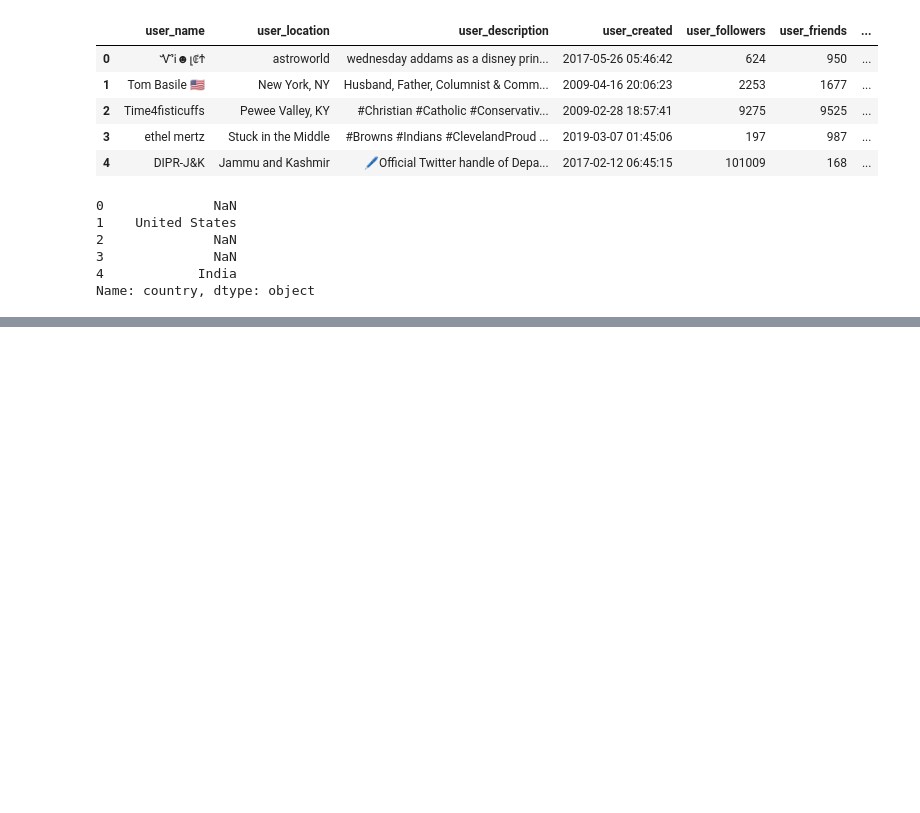
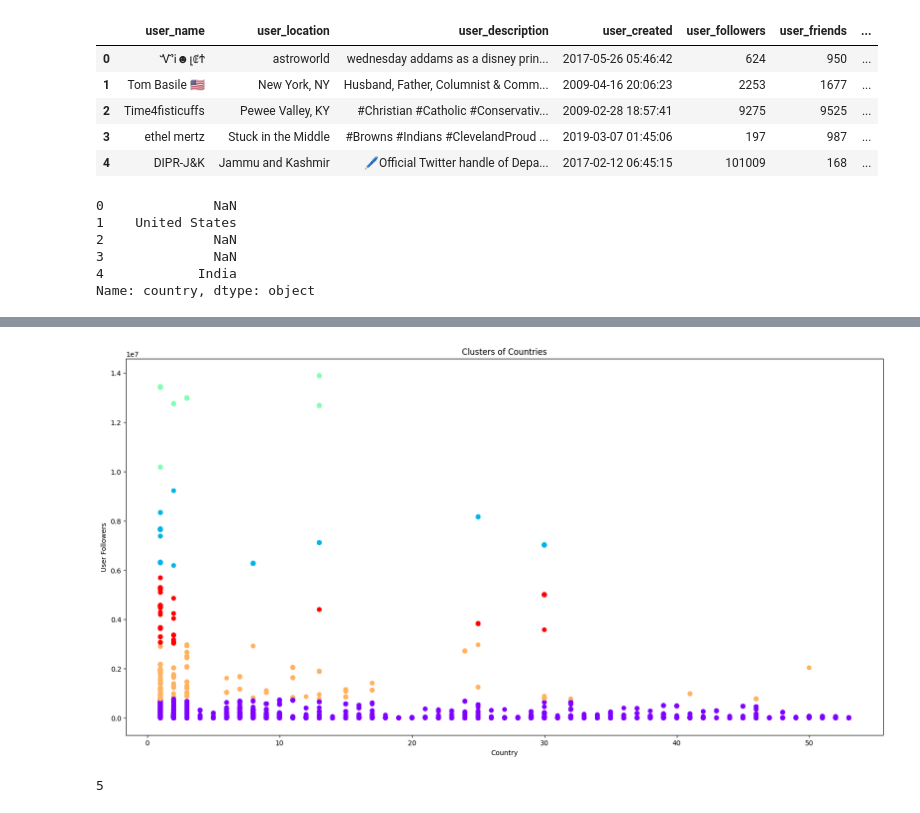
Before and after one commit to plpcollado/Laboratorio_A01664621, a Jupyter notebook: Evidencia_Final.ipynb, the cells around one changed output, grey strips where cells are left out. Saved outputs shown, nothing was run; the diff lists cells and outputs as text; code cells hidden in the pictures; blank space fills up the shorter version.

Commit message:
Adding a cluster analysis between countries and user followers

```diff
--- a/Evidencia_Final.ipynb
+++ b/Evidencia_Final.ipynb
@@ -271,0 +444,6 @@ Name: country, dtype: int64
+# %%
+#Add to df_country2 the column user_followers
+df_country2 = pd.concat([df_country2, df['user_followers']], axis=1)
+
+#Display df_country2
+df_country2
@@ -271,0 +464,7 @@ Name: country, dtype: int64
+# %%
+#Converting countries to numbers in order to plot them in positive integers
+df_country2['country'] = pd.factorize(df_country2['country'])[0] + 1
+
+
+#Display df_country2
+df_country2
@@ -272,3 +485,41 @@ Name: country, dtype: int64
+# %%
+# K Means Clustering Algorithm to cluster the data
+#Importing the library sklearn
+from sklearn.cluster import KMeans
+
+kmeans = KMeans(n_clusters=5)
+
+#Fitting the data
+kmeans.fit(df_country2)
+
+#Predicting the clusters
+clusters = kmeans.predict(df_country2)
+
+#Displaying the clusters
+clusters
+
+#Adding the column 'cluster' to the data frame
+df_country2['cluster'] = clusters
+
+#Displaying the first 5 rows of the data frame
+df_country2.head()
+
+#Plotting the clusters and the centroids
+plt.figure(figsize=(20,10))
+plt.scatter(df_country2['country'], df_country2['user_followers'], c=df_country2['cluster'], cmap='rainbow')
+plt.xlabel('Country')
+plt.ylabel('User Followers')
+plt.title('Clusters of Countries')
+plt.show()
+
+#Displaying the centroids
+kmeans.cluster_centers_
+
+#Displaying the number of clusters
+kmeans.n_clusters
+# %% [output]
+[figure, added]
+5
 # %%
 #Displaying the first 5 rows of the data frame
 df.head()
```
Also changed, not shown: parts of 8 cells of this notebook, 1 other file.
